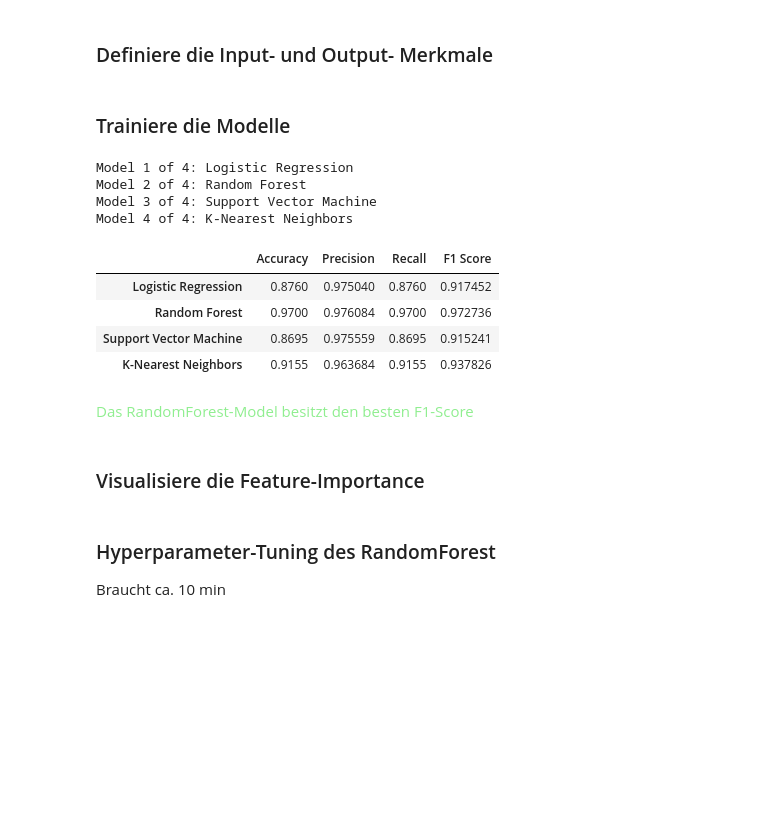
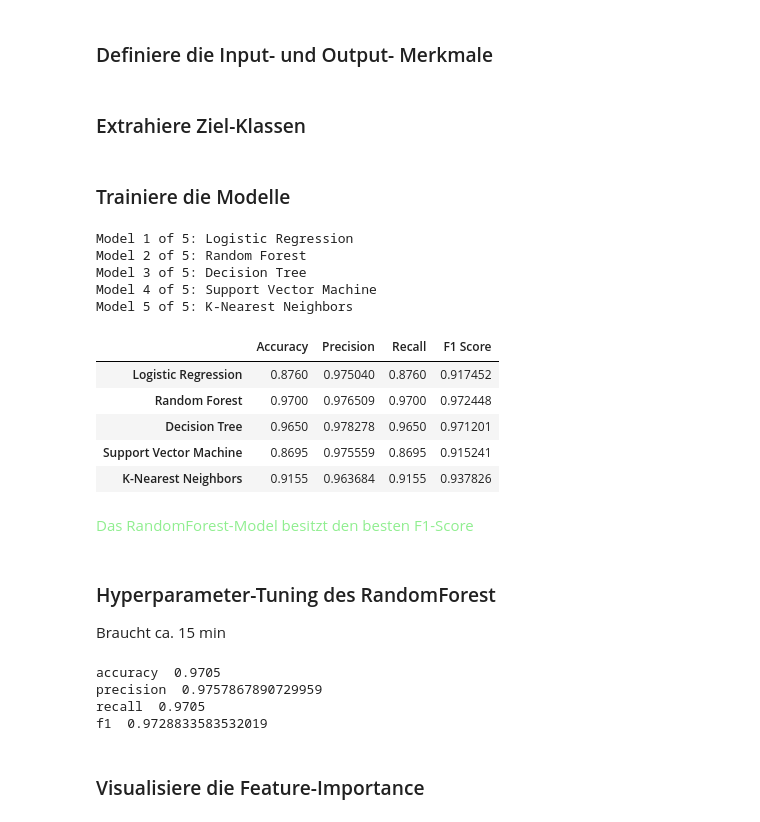
Before and after one commit to DataScience-DHBWKA/PredictiveMaintenance, a Jupyter notebook: ModelBuilding.ipynb, the cells around one changed output. Drawn from its saved outputs; the diff is of its cells as text; code cells hidden in the pictures; blank space fills up the shorter version.

Commit message:
finalized ModelBuilding v.1.0

```diff
--- a/ModelBuilding.ipynb
+++ b/ModelBuilding.ipynb
@@ -48,3 +51,5 @@ X_train = df_train_resampled[input_columns]
 X_test = df_test[input_columns]
 y_train = df_train_resampled[output_column].to_numpy().ravel()
 y_test = df_test[output_column].to_numpy().ravel()
+# %% [markdown]
+### Extrahiere Ziel-Klassen
@@ -54,39 +64,81 @@ y_test = df_test[output_column].to_numpy().ravel()
 models = {
     'Logistic Regression': LogisticRegression(),
     'Random Forest': RandomForestClassifier(),
+    'Decision Tree': DecisionTreeClassifier(),
     'Support Vector Machine': SVC(probability=True),
     'K-Nearest Neighbors': KNeighborsClassifier()
 }
 # %%
 results = {}
 for i, (model_name, model) in enumerate(models.items(), start=1):
     print(f'Model {i} of {len(models)}: {model_name}')
     model.fit(X_train, y_train)
     y_pred = model.predict(X_test)
 
     accuracy = accuracy_score(y_test, y_pred)
-    precision = precision_score(y_test, y_pred, average='weighted')
+    precision = precision_score(y_test, y_pred, average='weighted', zero_division=1)
     recall = recall_score(y_test, y_pred, average='weighted')
     f1 = f1_score(y_test, y_pred, average='weighted')
 
     results[model_name] = {
         'Accuracy': accuracy,
         'Precision': precision,
         'Recall': recall,
         'F1 Score': f1
     }
 
 results_df = pd.DataFrame(results).T
 results_df
 # %% [output]
-Model 1 of 4: Logistic Regression
-Model 2 of 4: Random Forest
-Model 3 of 4: Support Vector Machine
-Model 4 of 4: K-Nearest Neighbors
+Model 1 of 5: Logistic Regression
+Model 2 of 5: Random Forest
+Model 3 of 5: Decision Tree
+Model 4 of 5: Support Vector Machine
+Model 5 of 5: K-Nearest Neighbors
 |  | Accuracy | Precision | Recall | F1 Score |
 | Logistic Regression | 0.8760 | 0.975040 | 0.8760 | 0.917452 |
-| Random Forest | 0.9700 | 0.976084 | 0.9700 | 0.972736 |
+| Random Forest | 0.9700 | 0.976509 | 0.9700 | 0.972448 |
+| Decision Tree | 0.9650 | 0.978278 | 0.9650 | 0.971201 |
 | Support Vector Machine | 0.8695 | 0.975559 | 0.8695 | 0.915241 |
 | K-Nearest Neighbors | 0.9155 | 0.963684 | 0.9155 | 0.937826 |
 # %% [markdown]
 <font color='lightgreen'>Das RandomForest-Model besitzt den besten F1-Score</font>
+# %% [markdown]
+### Hyperparameter-Tuning des RandomForest
+Braucht ca. 15 min
+# %%
+parameter_grid = {
+    "n_estimators": [50, 100, 200],
+    "max_depth": [None, 10, 20, 30],
+    "min_samples_split": [2, 5, 10],
+    "min_samples_leaf": [1, 2, 4]
+}
+
+grid_search = GridSearchCV(
+    RandomForestClassifier(),
+    parameter_grid,
+    cv=5,
+    scoring="f1_weighted",
+    n_jobs=-1,
+)
+
+grid_search.fit(X_train, y_train)
+
+model = grid_search.best_estimator_
+
+y_pred = model.predict(X_test)
+
+accuracy = accuracy_score(y_test, y_pred)
+precision = precision_score(y_test, y_pred, average='weighted')
+recall = recall_score(y_test, y_pred, average='weighted')
+f1 = f1_score(y_test, y_pred, average='weighted')
+
+print('accuracy ',  accuracy)
+print('precision ', precision)
+print('recall ',    recall)
+print('f1 ',        f1)
+# %% [output]
+accuracy  0.9705
+precision  0.9757867890729959
+recall  0.9705
+f1  0.9728833583532019
@@ -106,6 +202,3 @@ fig = px.bar(
 )
 
 fig.show()
-# %% [markdown]
-### Hyperparameter-Tuning des RandomForest
-Braucht ca. 10 min
```
Also changed, not shown: parts of 7 cells of this notebook, 1 other file.
